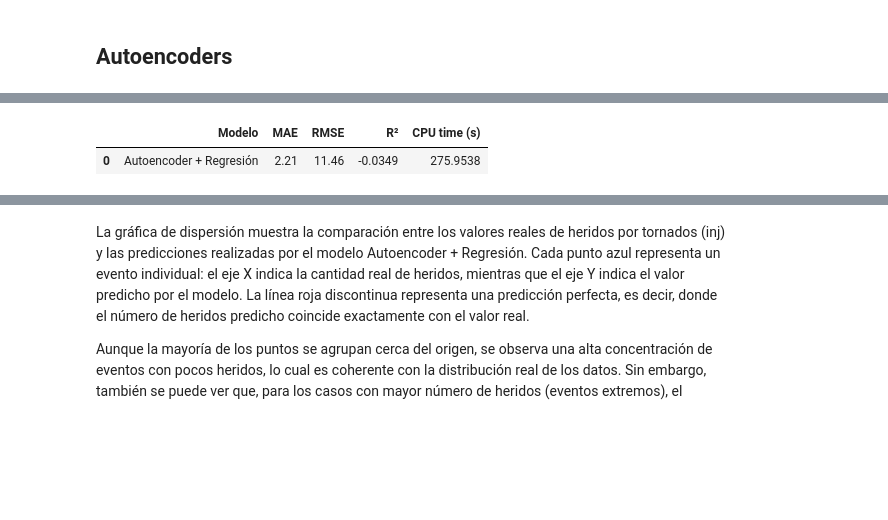
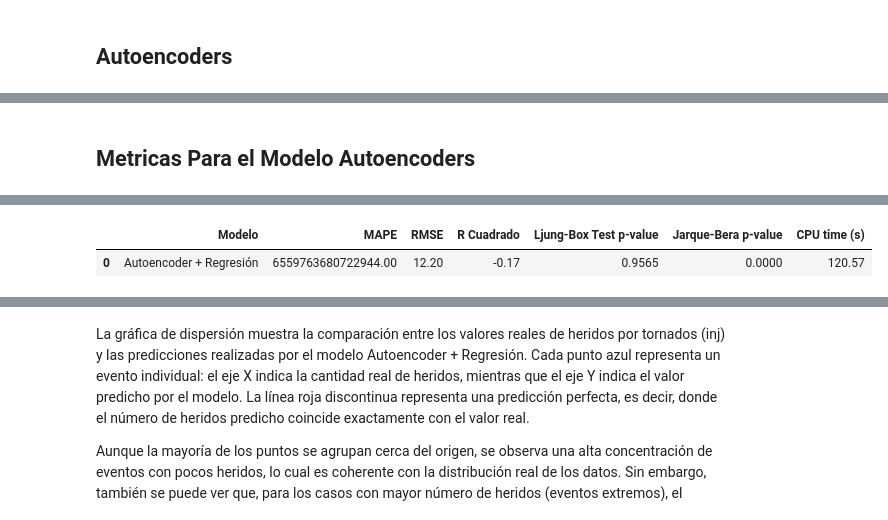
Before and after one commit to jthowinsson/Tornado_Forecast, a Jupyter notebook: docs/Autoencoders.ipynb, the cells around one changed output, grey strips where cells are left out. Cells and saved outputs as stored; diff of their text form; code cells hidden in the pictures; blank space fills up the shorter version.

```diff
--- a/docs/Autoencoders.ipynb
+++ b/docs/Autoencoders.ipynb
@@ -170,14 +170,23 @@ plt.show()
+# %% [markdown]
+## Metricas Para el Modelo Autoencoders
 # %%
+# ------------------------
+# Paso 1: Importar los paquetes necesarios
+# ------------------------
 import pandas as pd
 import numpy as np
 from sklearn.model_selection import train_test_split
 from sklearn.preprocessing import StandardScaler
-from sklearn.metrics import mean_absolute_error, mean_squared_error, r2_score
+from sklearn.metrics import mean_absolute_percentage_error, mean_squared_error, r2_score
 import tensorflow as tf
 from tensorflow.keras import layers, models
+from statsmodels.stats.diagnostic import acorr_ljungbox
+from scipy.stats import jarque_bera
 import time
 
-# 1. Preparar datos
+# ------------------------
+# Paso 2: Preparar los datos
+# ------------------------
 # Identificar y manejar columnas de fecha
 date_columns = ['date', 'datetime_utc']
 for col in date_columns:
@@ -213,7 +222,9 @@ scaler = StandardScaler()
 X_train_scaled = scaler.fit_transform(X_train)
 X_test_scaled = scaler.transform(X_test)
 
-# 2. Construir Autoencoder
+# ------------------------
+# Paso 3: Construir el Autoencoder
+# ------------------------
 n_input = X_train_scaled.shape[1]
 n_encoded = min(16, n_input // 2)  # Ajustar tamaño de capa codificada
 
@@ -250,14 +261,19 @@ history = autoencoder.fit(
     verbose=1
 )
 
+# ------------------------
+# Paso 4: Usar representaciones comprimidas
+# ------------------------
 # Codificador como extractor de características
 encoder = models.Model(inputs=input_layer, outputs=encoded)
 
-# 3. Usar representaciones comprimidas
+# Obtener representaciones comprimidas
 X_train_encoded = encoder.predict(X_train_scaled)
 X_test_encoded = encoder.predict(X_test_scaled)
 
-# 4. Modelo de regresión usando la salida del encoder
+# ------------------------
+# Paso 5: Modelo de regresión usando la salida del encoder
+# ------------------------
 reg_model = models.Sequential([
     layers.Input(shape=(n_encoded,)),
     layers.Dense(64, activation='relu'),
@@ -287,30 +303,43 @@ reg_model.fit(
 # Medir tiempo
 training_time = round(time.time() - start_time, 4)
 
-# 5. Evaluar
+# ------------------------
+# Paso 6: Evaluar el modelo
+# ------------------------
 y_pred = reg_model.predict(X_test_encoded).flatten()
 
-mae = mean_absolute_error(y_test, y_pred)
+# Calcular métricas
+mape = mean_absolute_percentage_error(y_test, y_pred)
 rmse = np.sqrt(mean_squared_error(y_test, y_pred))
 r2 = r2_score(y_test, y_pred)
 
-# 6. Mostrar resultados
-print("\n📊 Evaluación del modelo:")
-print("MAE:", round(mae, 2))
-print("RMSE:", round(rmse, 2))
-print("R²:", round(r2, 4))
-print("⏱️ Tiempo CPU:", training_time, "segundos")
+# Residuos
+residuals = y_test - y_pred
 
-# DataFrame de resultados
+# Ljung-Box Test
+ljung_box_test = acorr_ljungbox(residuals, lags=[10], return_df=True)
+ljung_box_pvalue = ljung_box_test['lb_pvalue'].iloc[-1]
+
+# Jarque-Bera Test
+jb_stat, jb_p_value = jarque_bera(residuals)
+
+# ------------------------
+# Paso 7: Crear DataFrame con los resultados
+# ------------------------
 resultados_autoencoder = pd.DataFrame({
     'Modelo': ['Autoencoder + Regresión'],
-    'MAE': [round(mae, 2)],
-    'RMSE': [round(rmse, 2)],
-    'R²': [round(r2, 4)],
-    'CPU time (s)': [training_time]
+    'MAPE': [f"{mape:.2f}"],
+    'RMSE': [f"{rmse:.2f}"],
+    'R Cuadrado': [f"{r2:.2f}"],
+    'Ljung-Box Test p-value': [f"{ljung_box_pvalue:.4f}"],
+    'Jarque-Bera p-value': [f"{jb_p_value:.4f}"],
+    'CPU time (s)': [round(training_time, 2)]  # Incluir el tiempo de entrenamiento
 })
 
-resultados_autoencoder
+# ------------------------
+# Paso 8: Mostrar resultados
+# ------------------------
+display(resultados_autoencoder)
 # %% [output]
 Tipos de datos antes de escalar:
 om                      int64
@@ -332,5 +361,5 @@ R²: -0.0349
-|  | Modelo | MAE | RMSE | R² | CPU time (s) |
-| 0 | Autoencoder + Regresión | 2.21 | 11.46 | -0.0349 | 275.9538 |
+|  | Modelo | MAPE | RMSE | R Cuadrado | Ljung-Box Test p-value | Jarque-Bera p-value | CPU time (s) |
+| 0 | Autoencoder + Regresión | 6559763680722944.00 | 12.20 | -0.17 | 0.9565 | 0.0000 | 120.57 |
 # %%
 plt.figure(figsize=(8, 6))
 plt.scatter(y_test, y_pred, alpha=0.3)
```
Also changed, not shown: parts of 3 cells of this notebook, 5 other files.
